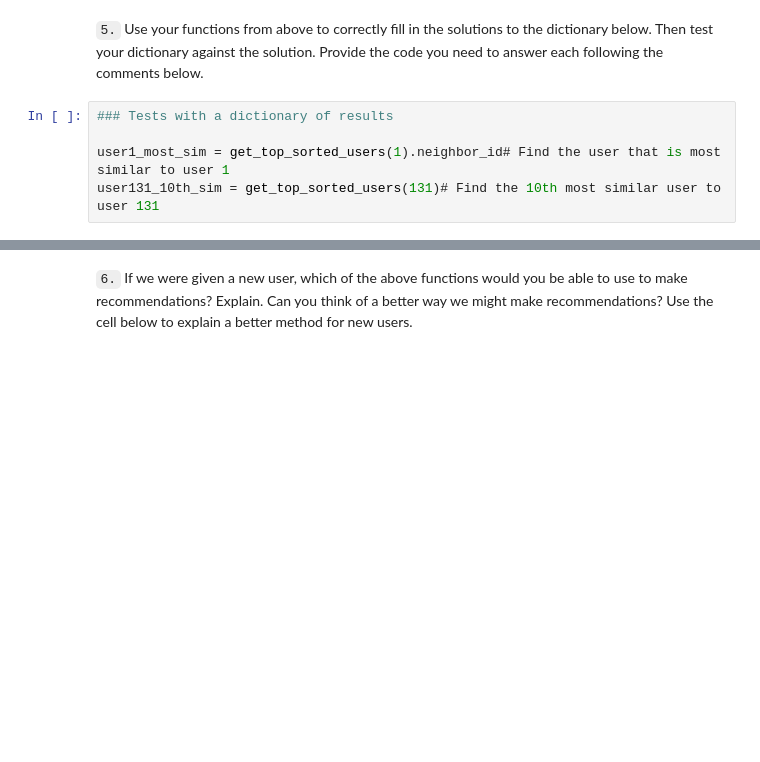
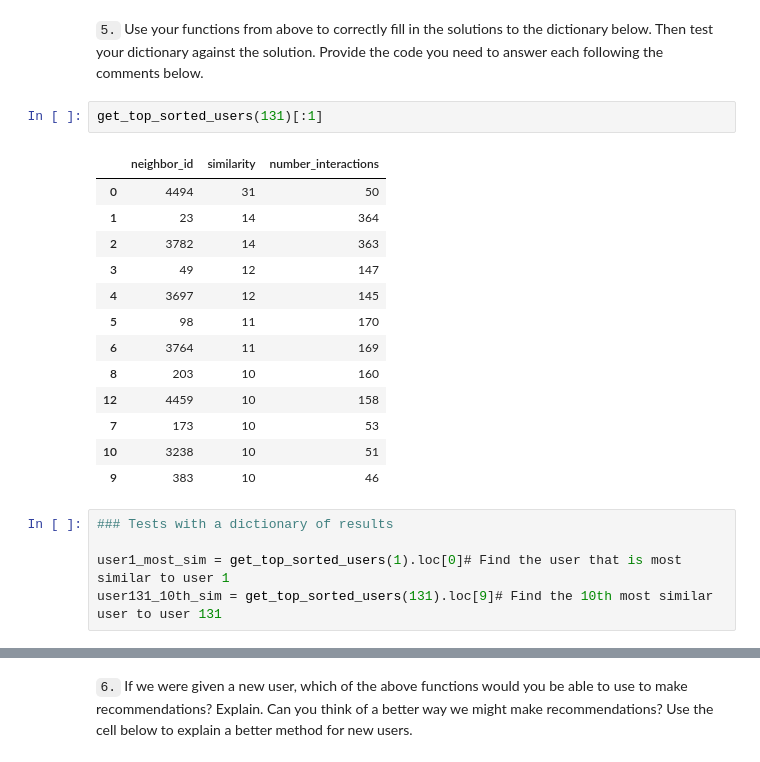
Before and after one commit to ahmed-man3/Recommendations-with-IBM, a Jupyter notebook: Recommendations_with_IBM.ipynb, the cells around one changed output, grey strips where cells are left out. Cells and saved outputs as stored; diff of their text form; blank space fills up the shorter version.

```diff
--- a/Recommendations_with_IBM.ipynb
+++ b/Recommendations_with_IBM.ipynb
@@ -608,11 +608,27 @@ The top 10 recommendations for user 20 are the following article names:
 ['the pandas data analysis library', 'analyze accident reports on amazon emr spark', 'build a python app on the streaming analytics service', 'calls by customers of a telco company', 'python machine l ...
 # %% [markdown]
 `5.` Use your functions from above to correctly fill in the solutions to the dictionary below.  Then test your dictionary against the solution.  Provide the code you need to answer each following the comments below.
+# %%
+get_top_sorted_users(131)[:1]
+# %% [output]
+|  | neighbor_id | similarity | number_interactions |
+| 0 | 4494 | 31 | 50 |
+| 1 | 23 | 14 | 364 |
+| 2 | 3782 | 14 | 363 |
+| 3 | 49 | 12 | 147 |
+| 4 | 3697 | 12 | 145 |
+| 5 | 98 | 11 | 170 |
+| 6 | 3764 | 11 | 169 |
+| 8 | 203 | 10 | 160 |
+| 12 | 4459 | 10 | 158 |
+| 7 | 173 | 10 | 53 |
+| 10 | 3238 | 10 | 51 |
+| 9 | 383 | 10 | 46 |
 # %%
 ### Tests with a dictionary of results
 
-user1_most_sim = get_top_sorted_users(1).neighbor_id# Find the user that is most similar to user 1
-user131_10th_sim = get_top_sorted_users(131)# Find the 10th most similar user to user 131
+user1_most_sim = get_top_sorted_users(1).loc[0]# Find the user that is most similar to user 1
+user131_10th_sim = get_top_sorted_users(131).loc[9]# Find the 10th most similar user to user 131
 # %%
 ## Dictionary Test Here
 sol_5_dict = {
```
Also changed, not shown: parts of 3 cells of this notebook.
